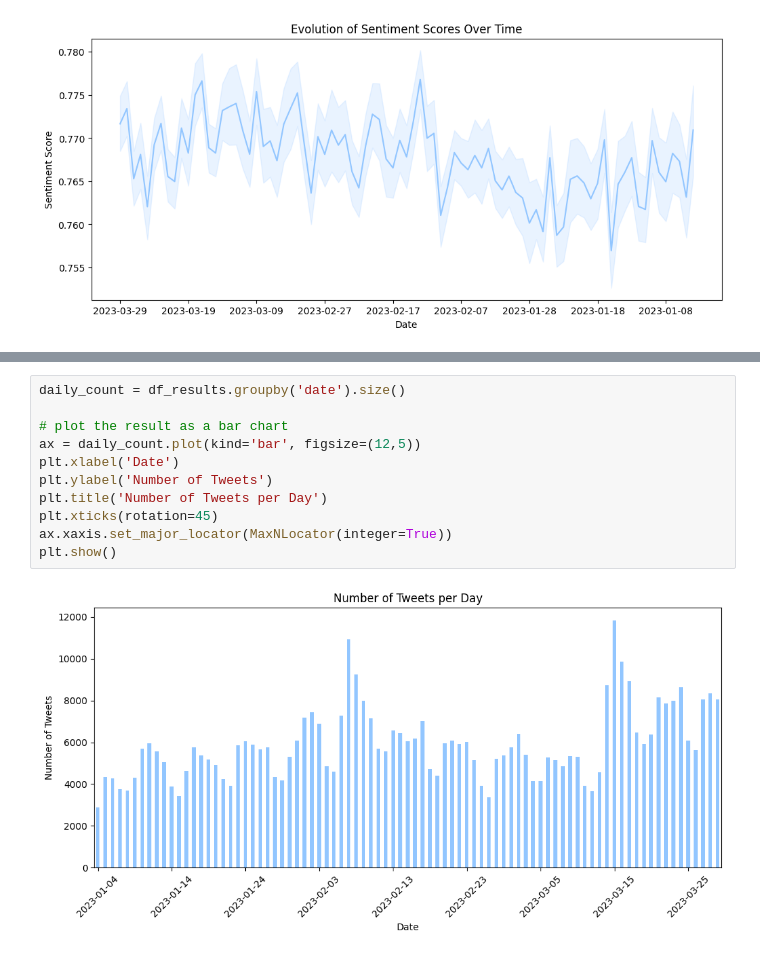
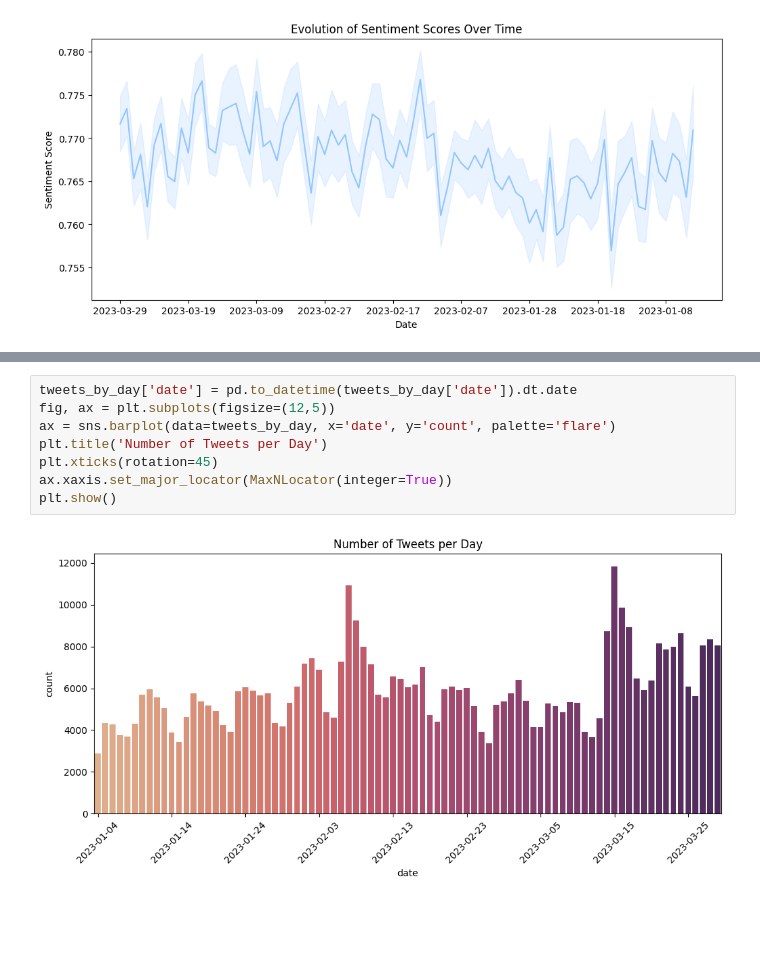
Before and after one commit to Yeuf/NLP_chatGPT_sentiment_analysis, a Jupyter notebook: NLP_chatGPT.ipynb, the cells around one changed output, grey strips where cells are left out. Saved outputs shown, nothing was run; the diff lists cells and outputs as text; blank space fills up the shorter version.

```diff
--- a/NLP_chatGPT.ipynb
+++ b/NLP_chatGPT.ipynb
@@ -213,13 +207,10 @@ plt.show()
 # %%
-daily_count = df_results.groupby('date').size()
-
-# plot the result as a bar chart
-ax = daily_count.plot(kind='bar', figsize=(12,5))
-plt.xlabel('Date')
-plt.ylabel('Number of Tweets')
+tweets_by_day['date'] = pd.to_datetime(tweets_by_day['date']).dt.date
+fig, ax = plt.subplots(figsize=(12,5))
+ax = sns.barplot(data=tweets_by_day, x='date', y='count', palette='flare')
 plt.title('Number of Tweets per Day')
 plt.xticks(rotation=45)
 ax.xaxis.set_major_locator(MaxNLocator(integer=True))
 plt.show()
 # %% [output]
-[figure, old version]
+[figure, new version]
```
Also changed, not shown: parts of 6 cells of this notebook, 3 other files.
